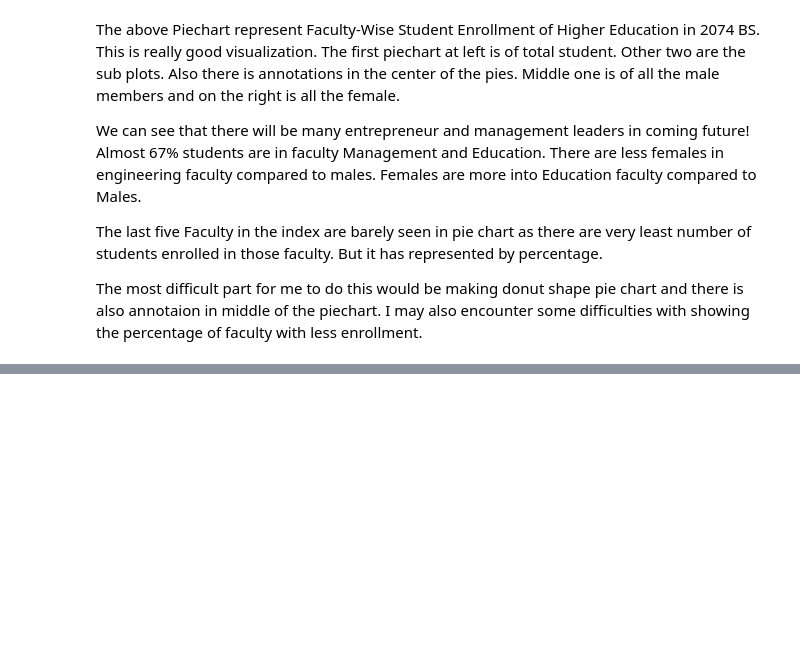
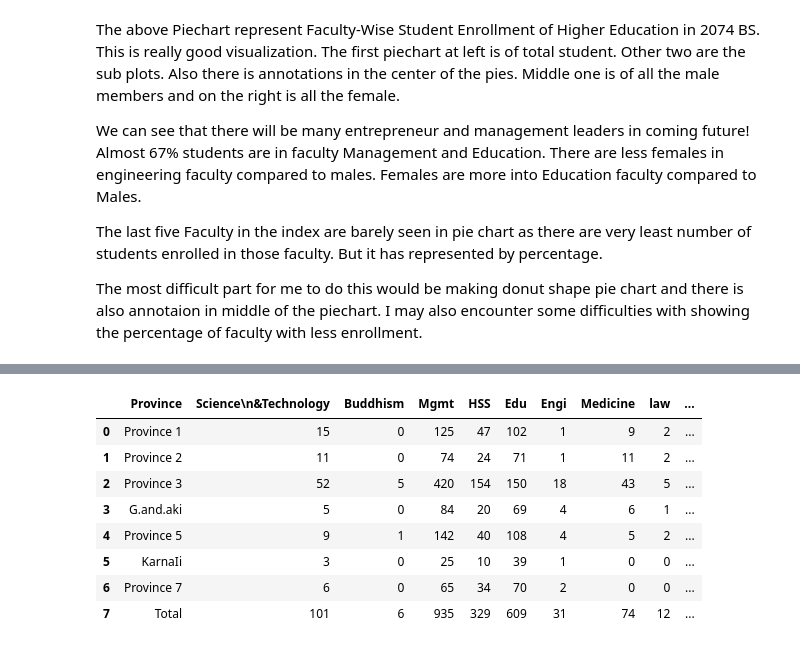
Before and after one commit to bidhan7/Data-Processing-Visualization-, a Jupyter notebook: Recreating_Masters_Proposal.ipynb, the cells around one changed output, grey strips where cells are left out. Cells and saved outputs as stored; diff of their text form; code cells hidden in the pictures; blank space fills up the shorter version.

```diff
--- a/Recreating_Masters_Proposal.ipynb
+++ b/Recreating_Masters_Proposal.ipynb
@@ -23,0 +92,14 @@ The most difficult part for me to do this would be making donut shape pie chart
+# %%
+import io
+df = pd.read_csv(io.BytesIO(uploaded['Total Number of Faculties of Higher Education by Province in 2074 BS.csv']))
+df
+# %% [output]
+|  | Province | Science\n&Technology | Buddhism | Mgmt | HSS | Edu | Engi | Medicine | law | ... |
+| 0 | Province 1 | 15 | 0 | 125 | 47 | 102 | 1 | 9 | 2 | ... |
+| 1 | Province 2 | 11 | 0 | 74 | 24 | 71 | 1 | 11 | 2 | ... |
+| 2 | Province 3 | 52 | 5 | 420 | 154 | 150 | 18 | 43 | 5 | ... |
+| 3 | G.and.aki | 5 | 0 | 84 | 20 | 69 | 4 | 6 | 1 | ... |
+| 4 | Province 5 | 9 | 1 | 142 | 40 | 108 | 4 | 5 | 2 | ... |
+| 5 | KarnaIi | 3 | 0 | 25 | 10 | 39 | 1 | 0 | 0 | ... |
+| 6 | Province 7 | 6 | 0 | 65 | 34 | 70 | 2 | 0 | 0 | ... |
+| 7 | Total | 101 | 6 | 935 | 329 | 609 | 31 | 74 | 12 | ... |
```
Also changed, not shown: parts of 5 cells of this notebook.
